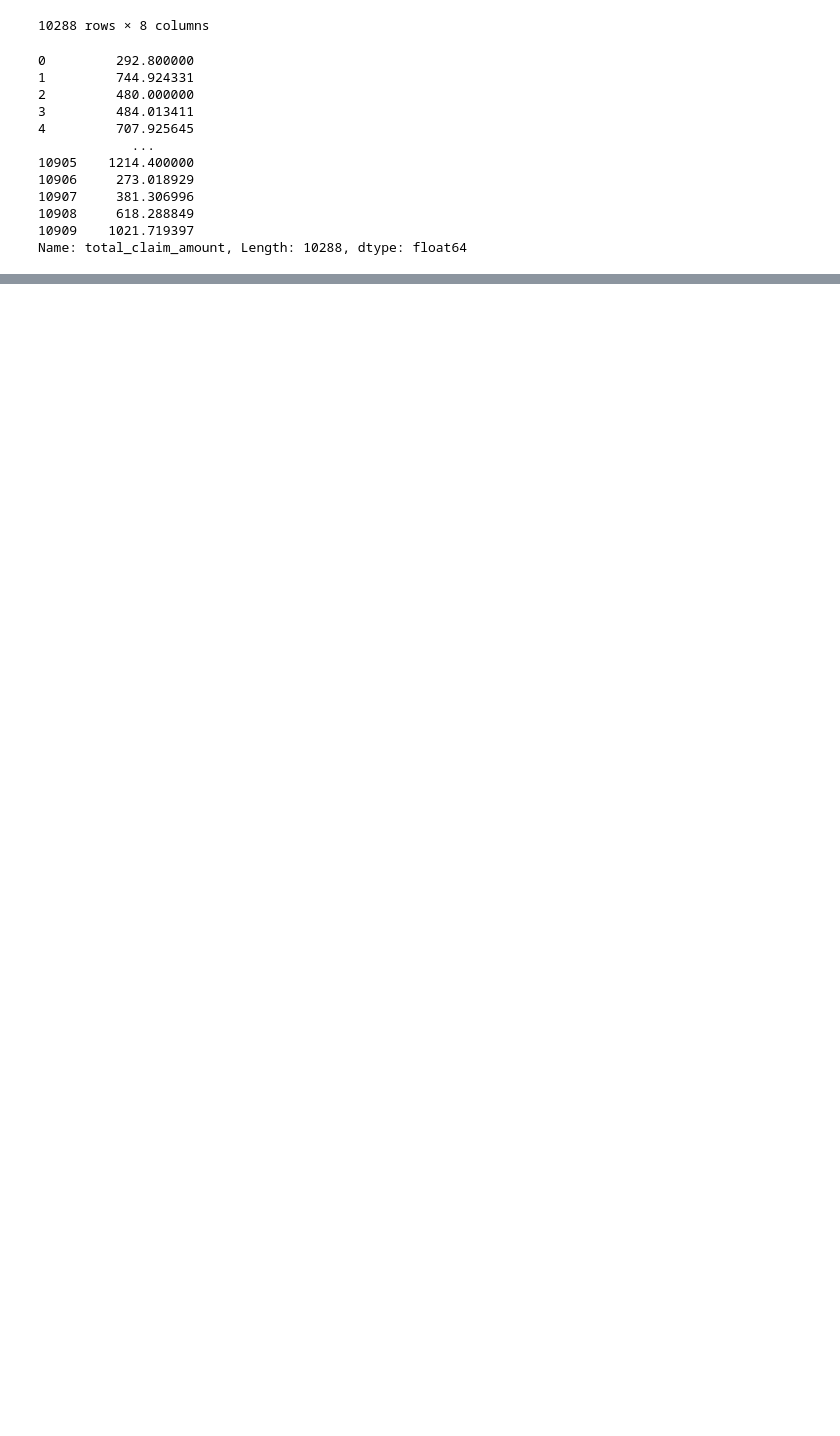
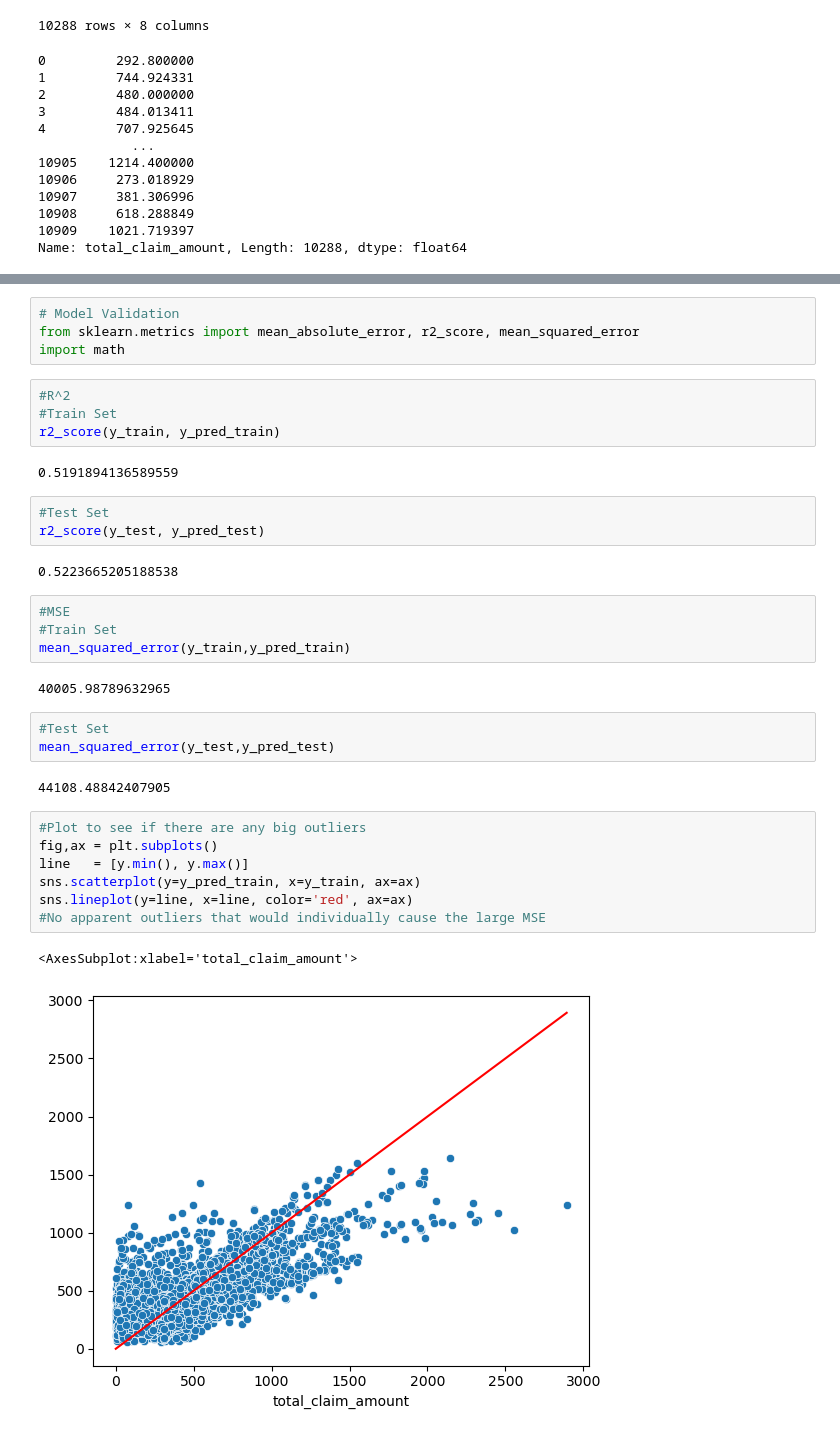
Before and after one commit to tashbenson/lab-customer-analysis-round-6, a Jupyter notebook: lab-round-6-solutions.ipynb, the cells around one changed output, grey strips where cells are left out. Drawn from its saved outputs; the diff is of its cells as text; blank space fills up the shorter version.

```diff
--- a/lab-round-6-solutions.ipynb
+++ b/lab-round-6-solutions.ipynb
@@ -694,0 +636,36 @@ mean_absolute_error(y_test, y_pred_test)
+# %%
+# Model Validation
+from sklearn.metrics import mean_absolute_error, r2_score, mean_squared_error
+import math
+# %%
+#R^2
+#Train Set
+r2_score(y_train, y_pred_train)
+# %% [output]
+0.5191894136589559
+# %%
+#Test Set
+r2_score(y_test, y_pred_test)
+# %% [output]
+0.5223665205188538
+# %%
+#MSE
+#Train Set
+mean_squared_error(y_train,y_pred_train)
+# %% [output]
+40005.98789632965
+# %%
+#Test Set
+mean_squared_error(y_test,y_pred_test)
+# %% [output]
+44108.48842407905
+# %%
+#Plot to see if there are any big outliers
+fig,ax = plt.subplots()
+line   = [y.min(), y.max()]
+sns.scatterplot(y=y_pred_train, x=y_train, ax=ax)
+sns.lineplot(y=line, x=line, color='red', ax=ax)
+#No apparent outliers that would individually cause the large MSE
+# %% [output]
+<AxesSubplot:xlabel='total_claim_amount'>
+[figure, added]
```
Also changed, not shown: parts of 32 cells of this notebook.
